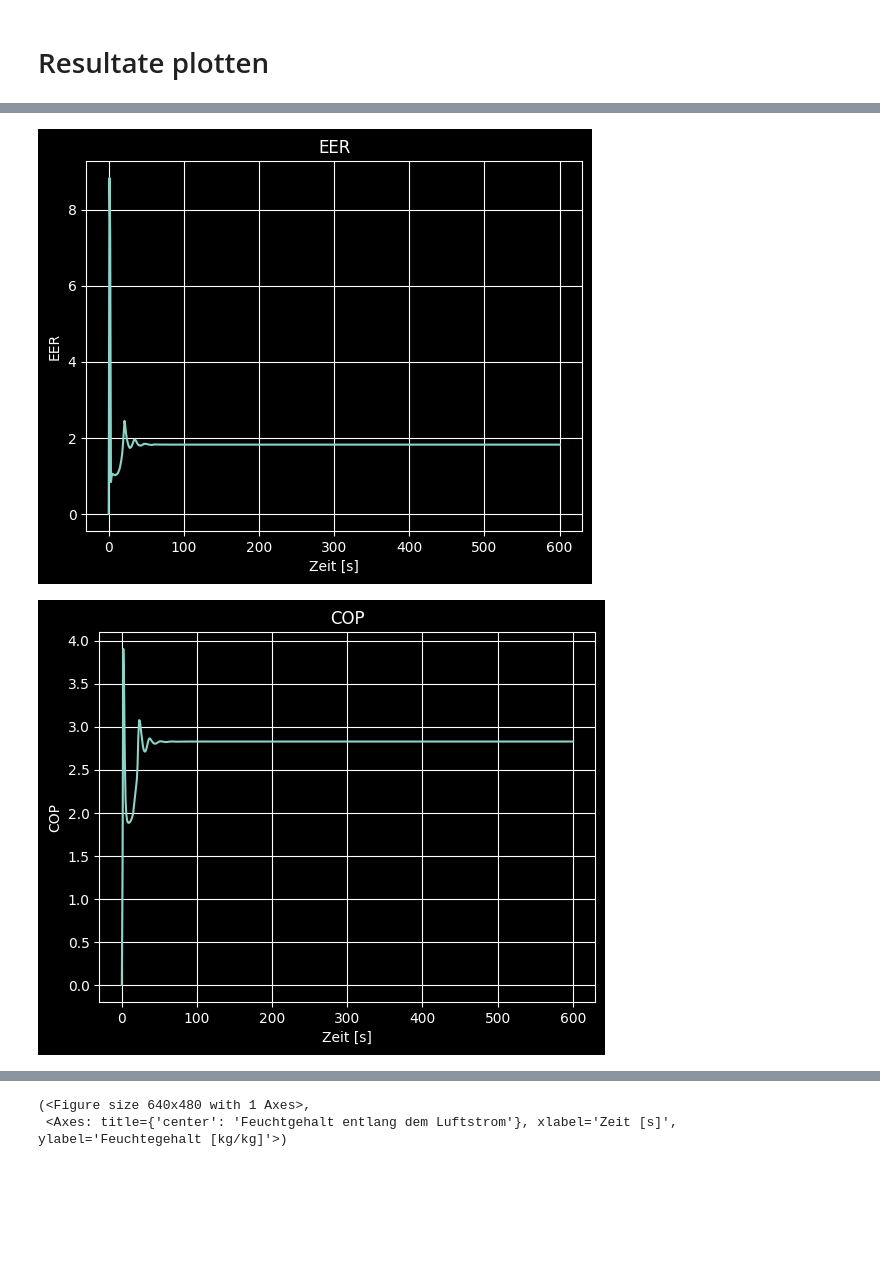
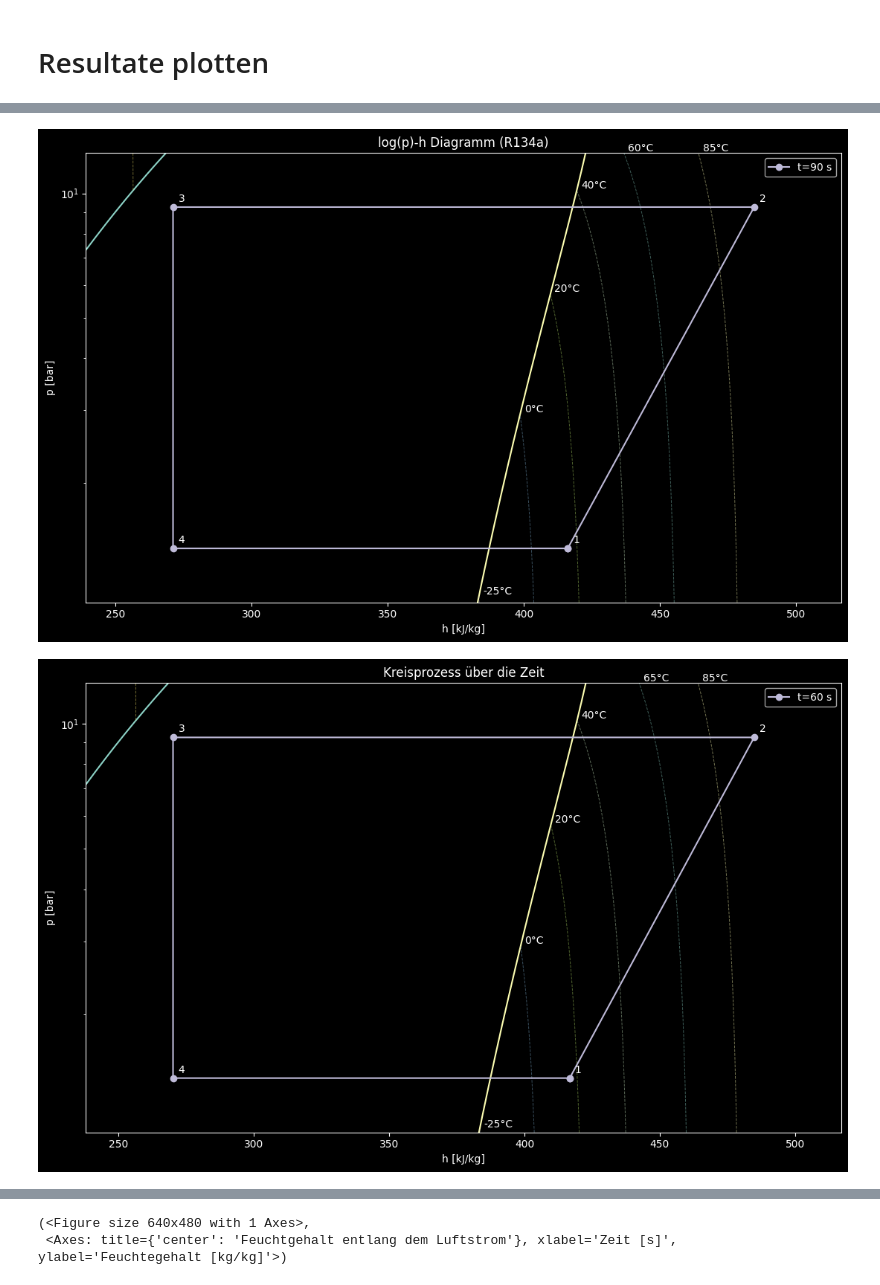
Before and after one commit to Lakito0100/MSE_VT1_luethluk, a Jupyter notebook: Examples/run_test_with_HP.ipynb, the cells around one changed output, grey strips where cells are left out. Cells and saved outputs as stored; diff of their text form; code cells hidden in the pictures; blank space fills up the shorter version.

```diff
--- a/Examples/run_test_with_HP.ipynb
+++ b/Examples/run_test_with_HP.ipynb
@@ -44,7 +44,7 @@ h_ref_cond = PropsSI("H", "T", T_in_water + 273.15, "Q", x_in, refrigerant)
 geom = FinnTubedHX(
     n_seg_l = 2,        # -
     n_seg_r = 20,        # -
-    stacks = 150,         # -
+    stacks = 200,         # -
     n_fin = 2,           # -
     l_fin = 0.022,          # m
     h_fin = 0.022,          # m
@@ -59,8 +59,8 @@ geom = FinnTubedHX(
 )
 
 gs = GridShape(
-    t_end = 10*60.0,      # s endtime
-    dt = 1.0,           # s time step
+    t_end = 1.5*60.0,      # s endtime
+    dt = 2.0,           # s time step
     store_grid_every_x_it = 10,
 
     nx = 100,
@@ -76,7 +76,7 @@ gs = GridShape(
 
 cfg = CaseConfig(
     # air data
-    m_dot = v_a*rho_amb_in*(geom.h_fin*geom.fin_gap()*geom.n_seg_r),
+    m_dot = v_a*rho_amb_in*(geom.h_fin*geom.fin_gap()*geom.n_seg_r*geom.stacks), # Backup massflow if no fan is used
     T_a = T_a,          # °C temperature air
     v_a = v_a,          # m/s velocity air
     p_a = P,            # Pa pressure air
@@ -90,14 +90,21 @@ cfg = CaseConfig(
     C = 900,            # 1/s empirical water vapor absorbed coefficient
     isv = 2830000,      # J/kg latent heat of desublimation
 
+    # fan model
+    use_fan = True,
+    fan_dp0 = 150.0,
+    fan_V0 = v_a*(geom.h_fin*geom.fin_gap()*geom.n_seg_r*geom.stacks),
+    dp_clean = 40.0,
+
+
     # refrigerant data
     ref_str = refrigerant,
     T_tube = T_a,    # °C tube temperature
     T_ref = T_a,     # °C tube temperature
     p_ref = p_ref_in,      # Pa Kältemitteldruck
     h_ref = h_ref_in,          # J/kg spezifische Enthalpie
-    m_dot_ref = 1.0e-4,      # kg/s Massenstrom am Inlet (invalid)
-    m_dot_ref_out = 1.0e-4,      # kg/s Massenstrom am Outlet (invalid)
+    m_dot_ref = 0,      # kg/s Massenstrom am Inlet (invalid)
+    m_dot_ref_out = 0,      # kg/s Massenstrom am Outlet (invalid)
     x_ref = x_in,           # Dampfqualität (0..1), NaN falls einphasig
 
     # ice data
@@ -279,4 +286,25 @@ fig, ax, Z_Ta = plot.plot_segment_field_grid(
 # %%
+plot.plot_logph_cycles(
+    ref=cfg.ref_str,
+    t=data["t"],
+    cycle_ph=data["cycle_ph"],
+    at_time=gs.t_end,
+    isotherms=True,
+    grid="none"
+)
+
+plot.plot_logph_cycles(
+    ref=cfg.ref_str,
+    t=data["t"],
+    cycle_ph=data["cycle_ph"],
+    t_start=60.0,
+    t_end=gs.t_end,
+    every_s=60.0,   # alle 60 s ein Kreisprozess
+    isotherms=True,
+    grid="none",
+    title="Kreisprozess über die Zeit"
+)
+
 plot.plot_any(kind="time vs any",
               x=data['t'], y=data['EER'],
               xlabel="Zeit [s]", ylabel="EER",
@@ -291,32 +319,42 @@ plot.plot_any(kind="time vs any",
               x=data['t'], y=data['mean_s_ft'],
               xlabel="Zeit [s]", ylabel="Frostdicke [m]",
               title=f"Durchschnittliche Frostdicke", marker=None)
+
+plot.plot_any(kind="time vs any",
+              x=data['t'], y=data['m_dot_air'],
+              xlabel="Zeit [s]", ylabel="Massenfluss [kg/s]",
+              title=f"Gesamter Massenfluss der Luft", marker=None)
+
+plot.plot_any(kind="time vs any",
+              x=data['t'], y=data['v_in_air'],
+              xlabel="Zeit [s]", ylabel="Geschwindigkeit [m/s]",
+              title=f"Geschwindigkeit der Luft am inlet", marker=None)
 
 plot.plot_any(kind="time vs any",
               x=data['t'], y=data['T_out_air_mean'],
               xlabel="Zeit [s]", ylabel="Temperatur [°C]",
               title=f"Gemittelte Austrittstemperatur Luft", marker=None)
 
 plot.plot_any(kind="time vs any",
               x=data['t'], y=data['T_out_ref'],
               xlabel="Zeit [s]", ylabel="Temperatur [°C]",
               title=f"Austrittstemperatur Kältemittel", marker=None)
 
 plot.plot_any(kind="time vs any",
               x=data['t'], y=data['p_ref_evap'],
               xlabel="Zeit [s]", ylabel="Druck [Pa]",
               title=f"Druck des Kältemittels Verdampferseite", marker=None)
 
 plot.plot_any(kind="time vs any",
               x=data['t'], y=data['p_ref_cond'],
               xlabel="Zeit [s]", ylabel="Druck [Pa]",
               title=f"Druck des Kältemittels Kondenserseite", marker=None)
 
 plot.plot_any(kind="time vs any",
               x=data['t'], y=data['humidity'],
               xlabel="Zeit [s]", ylabel="Feuchtegehalt [kg/kg]",
               title=f"Feuchtgehalt entlang dem Luftstrom", marker=None,
               labels=["Seg 1","Seg 2","Seg 3","Seg 4","Seg 5"])
 # %% [output]
-[figure, old version]
+[figure, new version]
-[figure, old version]
+[figure, new version]
```
Also changed, not shown: parts of 6 cells of this notebook, 10 other files.
